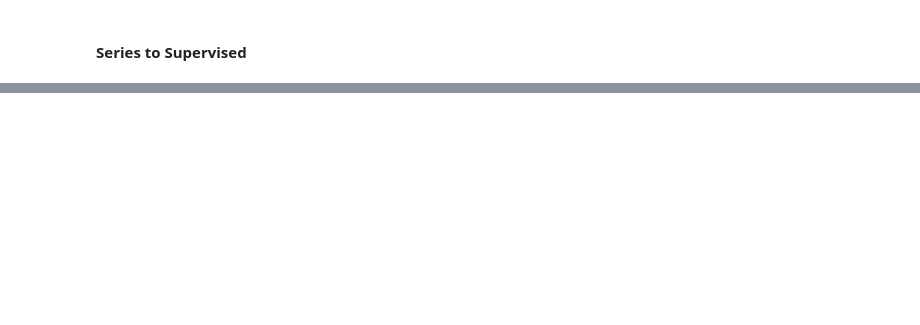
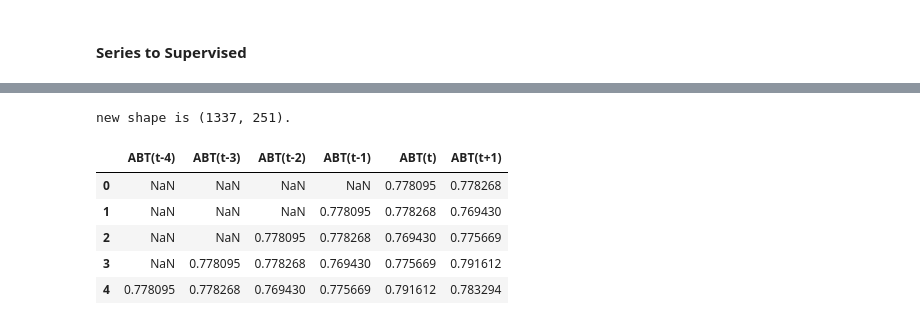
Before and after one commit to dustinak80/Deep_Learning, a Jupyter notebook: HW3/HW3.ipynb, the cells around one changed output, grey strips where cells are left out. Saved outputs shown, nothing was run; the diff lists cells and outputs as text; code cells hidden in the pictures; blank space fills up the shorter version.

```diff
--- a/HW3/HW3.ipynb
+++ b/HW3/HW3.ipynb
@@ -119,7 +147,7 @@ def series_to_supervised(data, n_in=1, n_out=1, dropnan=True):
     agg.dropna(inplace=True)
   return agg
 # %%
-df = series_to_supervised(stocks.loc[:,'ABT':], n_in=5, n_out=2, dropnan=False)
+df = series_to_supervised(stocks2.loc[:,'ABT':], n_in=4, n_out=2, dropnan=False)
 # %%
 print('new shape is {}'.format(df.shape))
 #shape is 350 because it is all 50 stocks of t+1. Remove all except ABT
@@ -129,2 +157,16 @@ new shape is (1337, 350)
 # %%
 df.drop(columns = list(df.columns)[-49:], inplace = True)
+# %%
+print('new shape is {}.'.format(df.shape))
+# %% [output]
+new shape is (1337, 251).
+# %%
+#Look at the y values
+df.iloc[0:5,[0, 50, 100, 150, 200, 250]]
+# %% [output]
+|  | ABT(t-4) | ABT(t-3) | ABT(t-2) | ABT(t-1) | ABT(t) | ABT(t+1) |
+| 0 | NaN | NaN | NaN | NaN | 0.778095 | 0.778268 |
+| 1 | NaN | NaN | NaN | 0.778095 | 0.778268 | 0.769430 |
+| 2 | NaN | NaN | 0.778095 | 0.778268 | 0.769430 | 0.775669 |
+| 3 | NaN | 0.778095 | 0.778268 | 0.769430 | 0.775669 | 0.791612 |
+| 4 | 0.778095 | 0.778268 | 0.769430 | 0.775669 | 0.791612 | 0.783294 |
```
Also changed, not shown: parts of 10 cells of this notebook.
